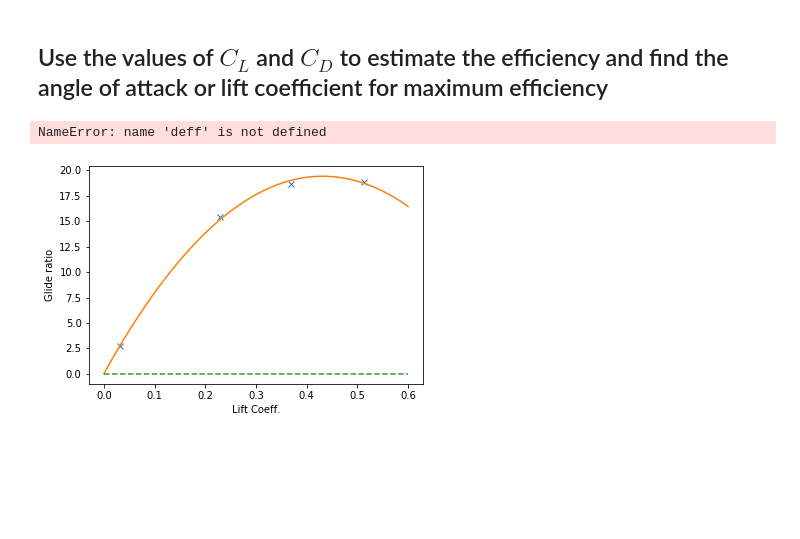
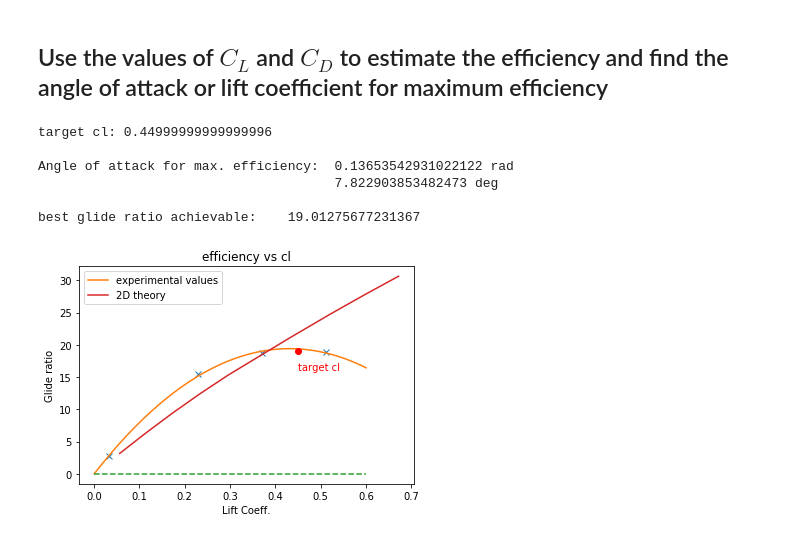
Before and after one commit to pantartas/Lab-report, a Jupyter notebook: finite wing lab/Finite wing.ipynb, the cells around one changed output. Saved outputs shown, nothing was run; the diff lists cells and outputs as text; code cells hidden in the pictures; blank space fills up the shorter version.

```diff
--- a/finite wing lab/Finite wing.ipynb
+++ b/finite wing lab/Finite wing.ipynb
@@ -244,34 +244,38 @@ plt.xlabel('Lift Coeff.')
 x_coordinates = [0,0.6]
 y_coordinates = [0,0]
 plt.plot(x_coordinates, y_coordinates,'--')
 
-
-target_cl = np.interp(0, deff, cl)
+target_cl = np.interp(0, deff2, x)-0.15
 plt.annotate('target cl',(0.45,16),color='red')
 print ('target cl:',target_cl)
 
 Alpha = (target_cl + a*a0)/a
 alphadeg = Alpha * 180/np.pi
 print ('\nAngle of attack for max. efficiency: ', Alpha,'rad \n'
        '                                     ', alphadeg, 'deg')
 
 bestglide = target_cl/(cd0+k*target_cl**2)
 print ('\nbest glide ratio achievable:   ', bestglide)
 
 plt.plot(target_cl,bestglide,'ro')
 
 
 twoD = pd.read_csv('naca efficiency.csv',skiprows=10)
 AA,BB,CC,DD,EE,FF,GG,HH,II,JJ = twoD.columns
 twoDcl = twoD[BB]
 twoDcd = twoD[CC]
 twoDeff = twoDcl/twoDcd
 
 plt.plot(twoDcl[0:9],twoDeff[0:9], label = '2D theory')
 
 plt.title('efficiency vs cl')
 plt.legend(loc='upper left')
 plt.savefig('efficiency')
 # %% [output]
-NameError: name 'deff' is not defined
+target cl: 0.44999999999999996
+
+Angle of attack for max. efficiency:  0.13653542931022122 rad
+                                      7.822903853482473 deg
+
+best glide ratio achievable:    19.01275677231367
-[figure, old version]
+[figure, new version]
```
